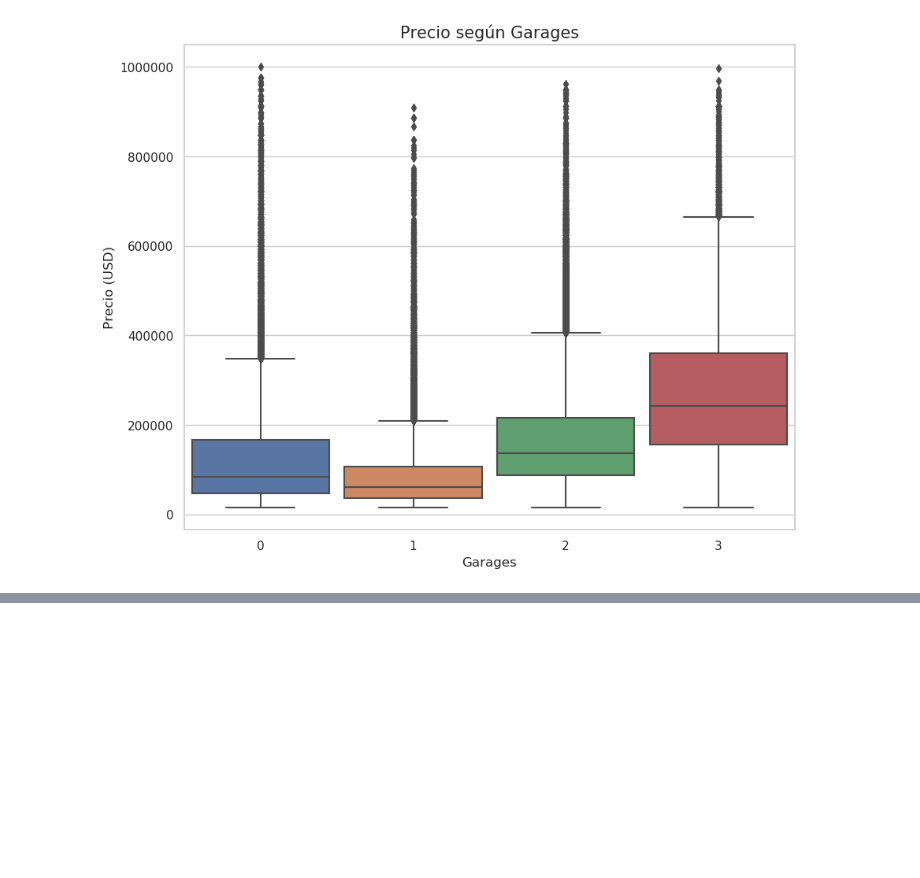
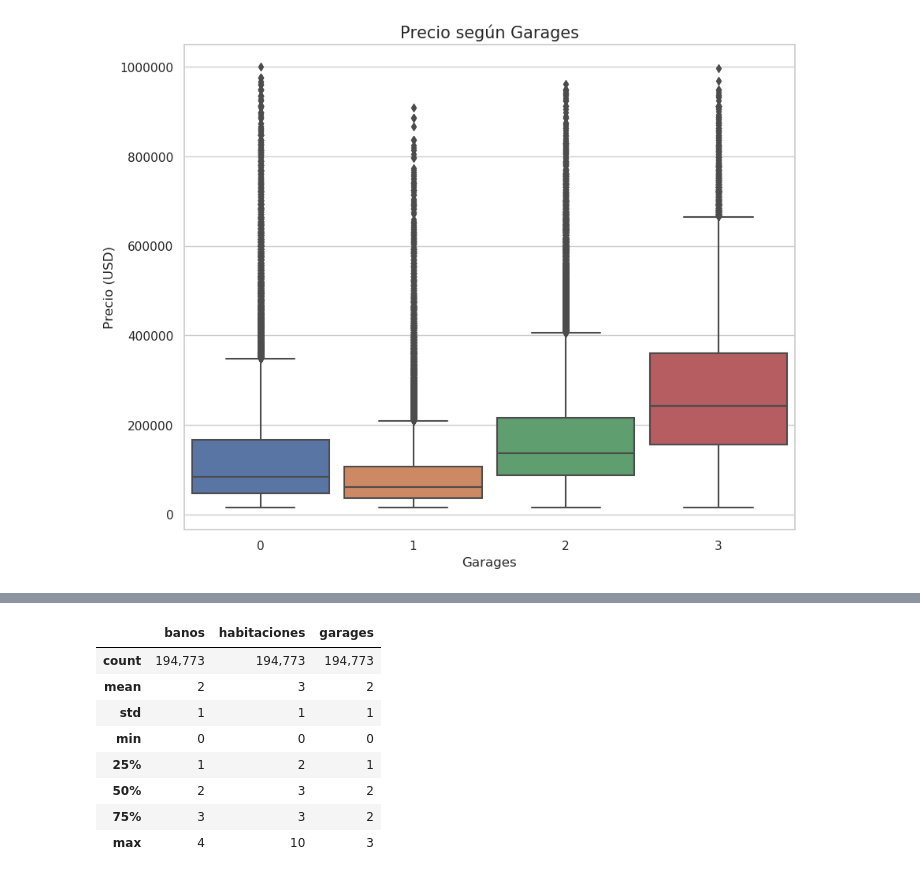
Before and after one commit to sebapenna/OrganizacionDeDatos, a Jupyter notebook: Analisis Baños, Habitaciones y Garages.ipynb, the cells around one changed output, grey strips where cells are left out. Saved outputs shown, nothing was run; the diff lists cells and outputs as text; code cells hidden in the pictures; blank space fills up the shorter version.

```diff
--- a/Analisis Baños, Habitaciones y Garages.ipynb
+++ b/Analisis Baños, Habitaciones y Garages.ipynb
@@ -484,0 +507,12 @@ Text(0.5, 0, 'Garages')
+# %%
+relacion.describe()
+# %% [output]
+|  | banos | habitaciones | garages |
+| count | 194,773 | 194,773 | 194,773 |
+| mean | 2 | 3 | 2 |
+| std | 1 | 1 | 1 |
+| min | 0 | 0 | 0 |
+| 25% | 1 | 2 | 1 |
+| 50% | 2 | 3 | 2 |
+| 75% | 3 | 3 | 2 |
+| max | 4 | 10 | 3 |
```
Also changed, not shown: parts of 11 cells of this notebook, 1 other file.
